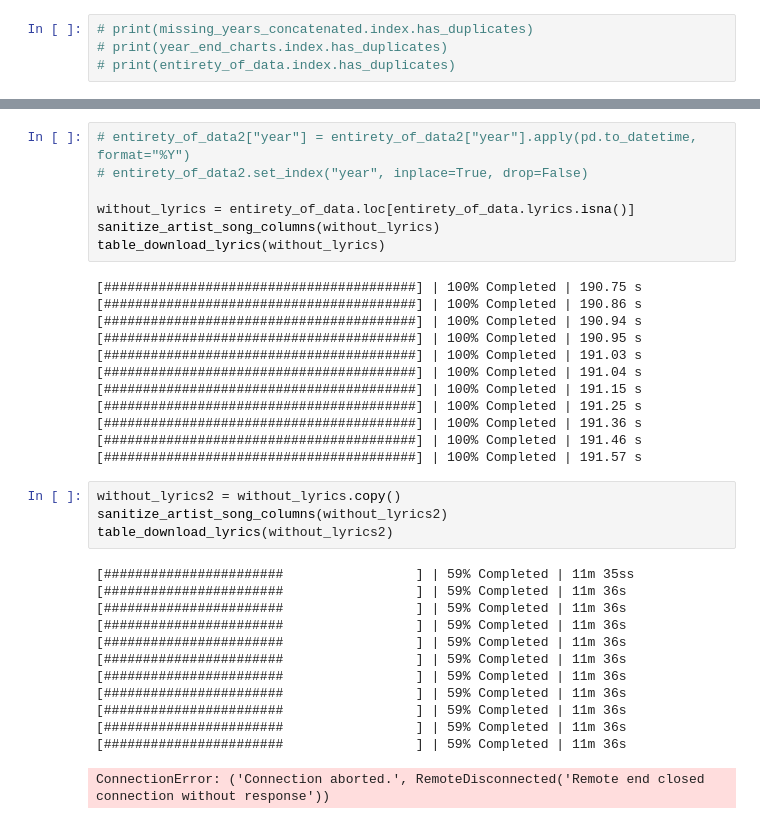
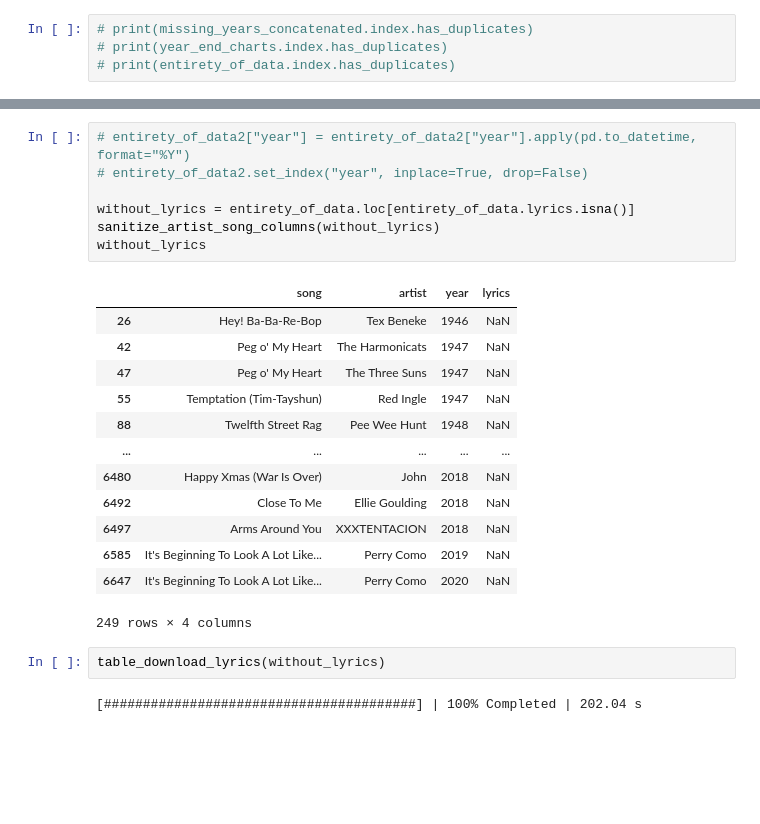
Before and after one commit to tohanov/miniproject-nlp, a Jupyter notebook: project.ipynb, the cells around one changed output, grey strips where cells are left out. Drawn from its saved outputs; the diff is of its cells as text; blank space fills up the shorter version.

```diff
--- a/project.ipynb
+++ b/project.ipynb
@@ -464,36 +467,25 @@ print(with_lyrics[with_lyrics.lyrics.str.contains("See .* Live")].iloc[0].lyrics
 # %%
 # entirety_of_data2["year"] = entirety_of_data2["year"].apply(pd.to_datetime, format="%Y")
 # entirety_of_data2.set_index("year", inplace=True, drop=False)
 
 without_lyrics = entirety_of_data.loc[entirety_of_data.lyrics.isna()]
 sanitize_artist_song_columns(without_lyrics)
-table_download_lyrics(without_lyrics)
+without_lyrics
 # %% [output]
+|  | song | artist | year | lyrics |
+| 26 | Hey! Ba-Ba-Re-Bop | Tex Beneke | 1946 | NaN |
+| 42 | Peg o' My Heart | The Harmonicats | 1947 | NaN |
+| 47 | Peg o' My Heart | The Three Suns | 1947 | NaN |
+| 55 | Temptation (Tim-Tayshun) | Red Ingle | 1947 | NaN |
+| 88 | Twelfth Street Rag | Pee Wee Hunt | 1948 | NaN |
+| ... | ... | ... | ... | ... |
+| 6480 | Happy Xmas (War Is Over) | John | 2018 | NaN |
+| 6492 | Close To Me | Ellie Goulding | 2018 | NaN |
+| 6497 | Arms Around You | XXXTENTACION | 2018 | NaN |
+| 6585 | It's Beginning To Look A Lot Like... | Perry Como | 2019 | NaN |
+| 6647 | It's Beginning To Look A Lot Like... | Perry Como | 2020 | NaN |
-[########################################] | 100% Completed | 190.75 s
-[########################################] | 100% Completed | 190.86 s
-[########################################] | 100% Completed | 190.94 s
-[########################################] | 100% Completed | 190.95 s
-[########################################] | 100% Completed | 191.03 s
-[########################################] | 100% Completed | 191.04 s
-[########################################] | 100% Completed | 191.15 s
-[########################################] | 100% Completed | 191.25 s
-[########################################] | 100% Completed | 191.36 s
-[########################################] | 100% Completed | 191.46 s
-[########################################] | 100% Completed | 191.57 s
+249 rows × 4 columns
-# %%
-without_lyrics2 = without_lyrics.copy()
-sanitize_artist_song_columns(without_lyrics2)
-table_download_lyrics(without_lyrics2)
-# %% [output]
-[#######################                 ] | 59% Completed | 11m 35ss
-[#######################                 ] | 59% Completed | 11m 36s
-[#######################                 ] | 59% Completed | 11m 36s
-[#######################                 ] | 59% Completed | 11m 36s
-[#######################                 ] | 59% Completed | 11m 36s
-[#######################                 ] | 59% Completed | 11m 36s
-[#######################                 ] | 59% Completed | 11m 36s
-[#######################                 ] | 59% Completed | 11m 36s
-[#######################                 ] | 59% Completed | 11m 36s
-[#######################                 ] | 59% Completed | 11m 36s
-[#######################                 ] | 59% Completed | 11m 36s
-ConnectionError: ('Connection aborted.', RemoteDisconnected('Remote end closed connection without response'))
+# %%
+table_download_lyrics(without_lyrics)
+# %% [output]
+[########################################] | 100% Completed | 202.04 s
```
Also changed, not shown: parts of 22 cells of this notebook.
